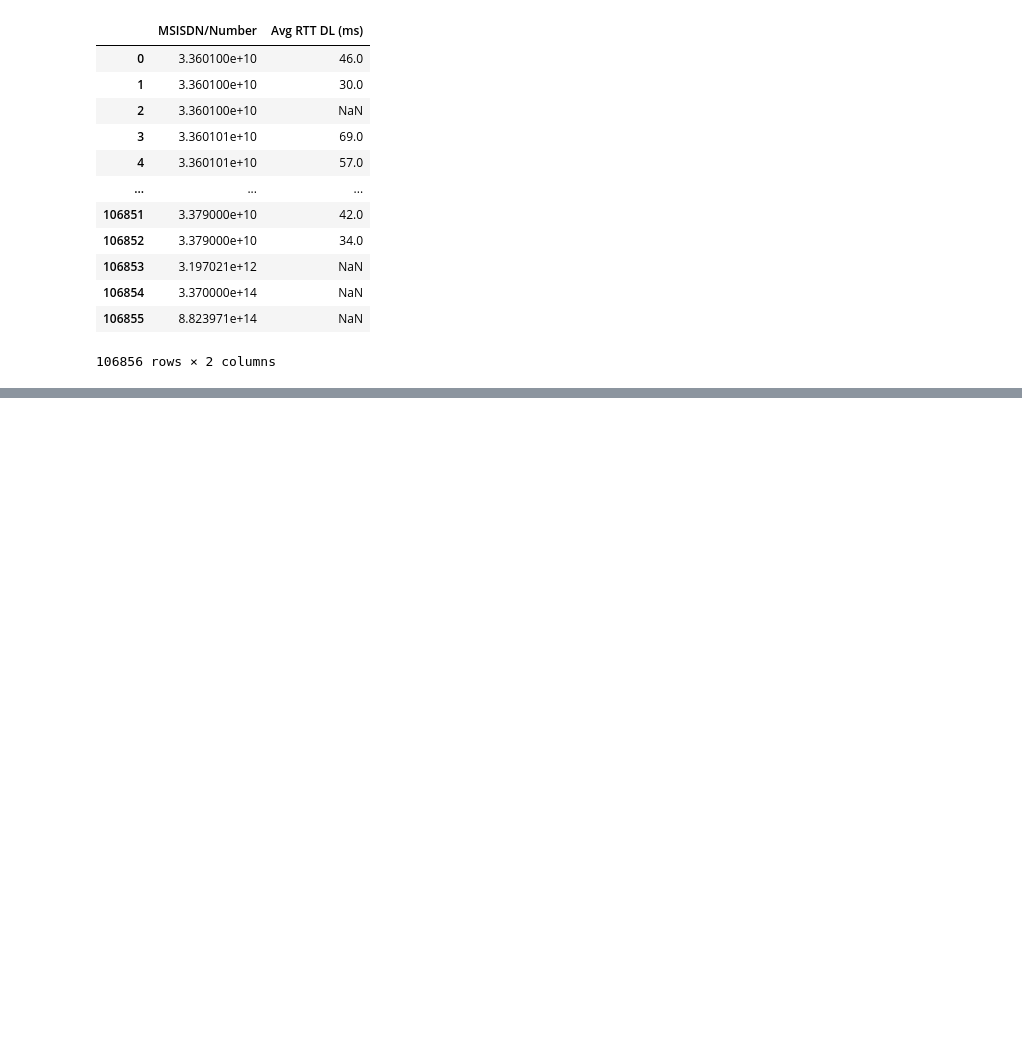
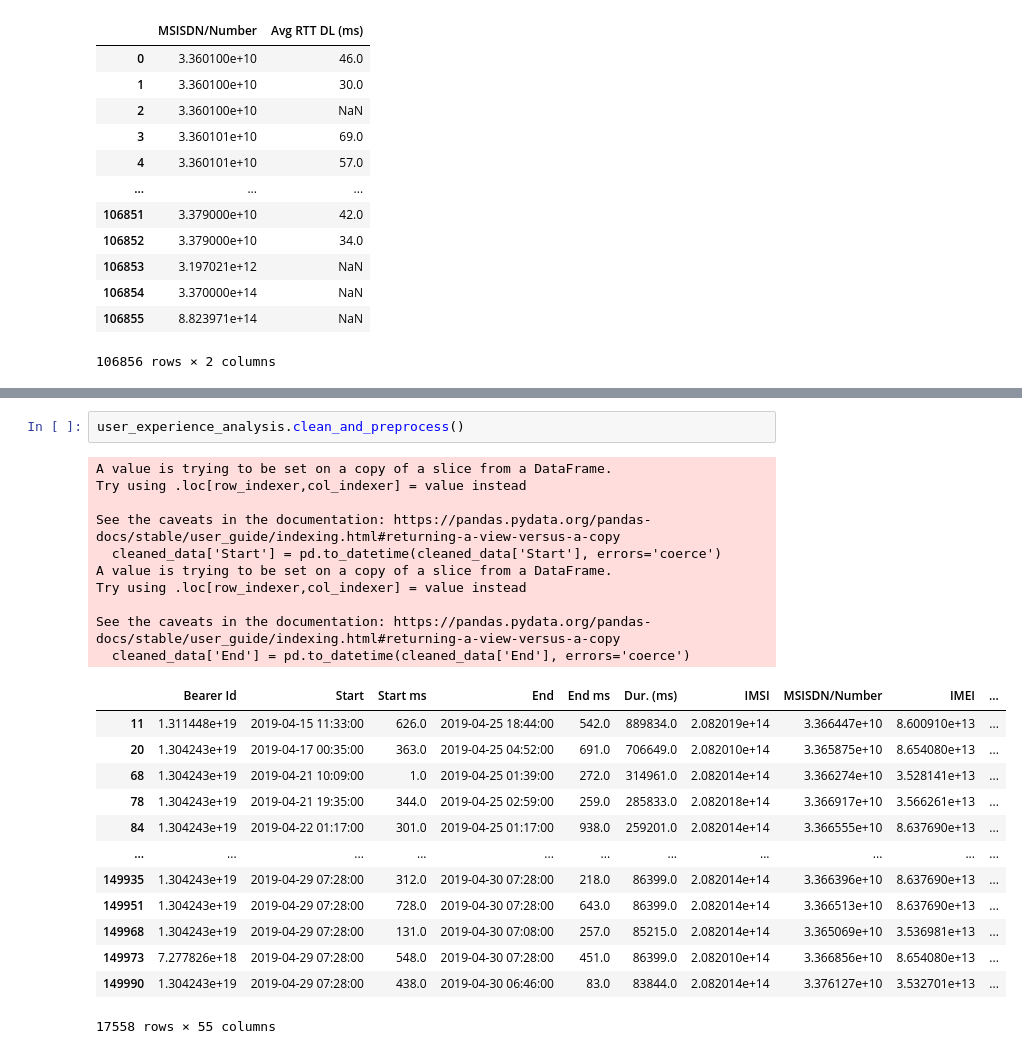
Before and after one commit to HabtamuFeyera/TellComm_Analysis, a Jupyter notebook: myModularization.ipynb, the cells around one changed output, grey strips where cells are left out. Cells and saved outputs as stored; diff of their text form; blank space fills up the shorter version.

```diff
--- a/myModularization.ipynb
+++ b/myModularization.ipynb
@@ -160,0 +213,26 @@ user_experience_analysis.aggregate_average_rtt()
+# %%
+user_experience_analysis.clean_and_preprocess()
+# %% [output]
+A value is trying to be set on a copy of a slice from a DataFrame.
+Try using .loc[row_indexer,col_indexer] = value instead
+
+See the caveats in the documentation: https://pandas.pydata.org/pandas-docs/stable/user_guide/indexing.html#returning-a-view-versus-a-copy
+  cleaned_data['Start'] = pd.to_datetime(cleaned_data['Start'], errors='coerce')
+A value is trying to be set on a copy of a slice from a DataFrame.
+Try using .loc[row_indexer,col_indexer] = value instead
+
+See the caveats in the documentation: https://pandas.pydata.org/pandas-docs/stable/user_guide/indexing.html#returning-a-view-versus-a-copy
+  cleaned_data['End'] = pd.to_datetime(cleaned_data['End'], errors='coerce')
+|  | Bearer Id | Start | Start ms | End | End ms | Dur. (ms) | IMSI | MSISDN/Number | IMEI | ... |
+| 11 | 1.311448e+19 | 2019-04-15 11:33:00 | 626.0 | 2019-04-25 18:44:00 | 542.0 | 889834.0 | 2.082019e+14 | 3.366447e+10 | 8.600910e+13 | ... |
+| 20 | 1.304243e+19 | 2019-04-17 00:35:00 | 363.0 | 2019-04-25 04:52:00 | 691.0 | 706649.0 | 2.082010e+14 | 3.365875e+10 | 8.654080e+13 | ... |
+| 68 | 1.304243e+19 | 2019-04-21 10:09:00 | 1.0 | 2019-04-25 01:39:00 | 272.0 | 314961.0 | 2.082014e+14 | 3.366274e+10 | 3.528141e+13 | ... |
+| 78 | 1.304243e+19 | 2019-04-21 19:35:00 | 344.0 | 2019-04-25 02:59:00 | 259.0 | 285833.0 | 2.082018e+14 | 3.366917e+10 | 3.566261e+13 | ... |
+| 84 | 1.304243e+19 | 2019-04-22 01:17:00 | 301.0 | 2019-04-25 01:17:00 | 938.0 | 259201.0 | 2.082014e+14 | 3.366555e+10 | 8.637690e+13 | ... |
+| ... | ... | ... | ... | ... | ... | ... | ... | ... | ... | ... |
+| 149935 | 1.304243e+19 | 2019-04-29 07:28:00 | 312.0 | 2019-04-30 07:28:00 | 218.0 | 86399.0 | 2.082014e+14 | 3.366396e+10 | 8.637690e+13 | ... |
+| 149951 | 1.304243e+19 | 2019-04-29 07:28:00 | 728.0 | 2019-04-30 07:28:00 | 643.0 | 86399.0 | 2.082014e+14 | 3.366513e+10 | 8.637690e+13 | ... |
+| 149968 | 1.304243e+19 | 2019-04-29 07:28:00 | 131.0 | 2019-04-30 07:08:00 | 257.0 | 85215.0 | 2.082014e+14 | 3.365069e+10 | 3.536981e+13 | ... |
+| 149973 | 7.277826e+18 | 2019-04-29 07:28:00 | 548.0 | 2019-04-30 07:28:00 | 451.0 | 86399.0 | 2.082010e+14 | 3.366856e+10 | 8.654080e+13 | ... |
+| 149990 | 1.304243e+19 | 2019-04-29 07:28:00 | 438.0 | 2019-04-30 06:46:00 | 83.0 | 83844.0 | 2.082014e+14 | 3.376127e+10 | 3.532701e+13 | ... |
+17558 rows × 55 columns
```
Also changed, not shown: parts of 7 cells of this notebook.
